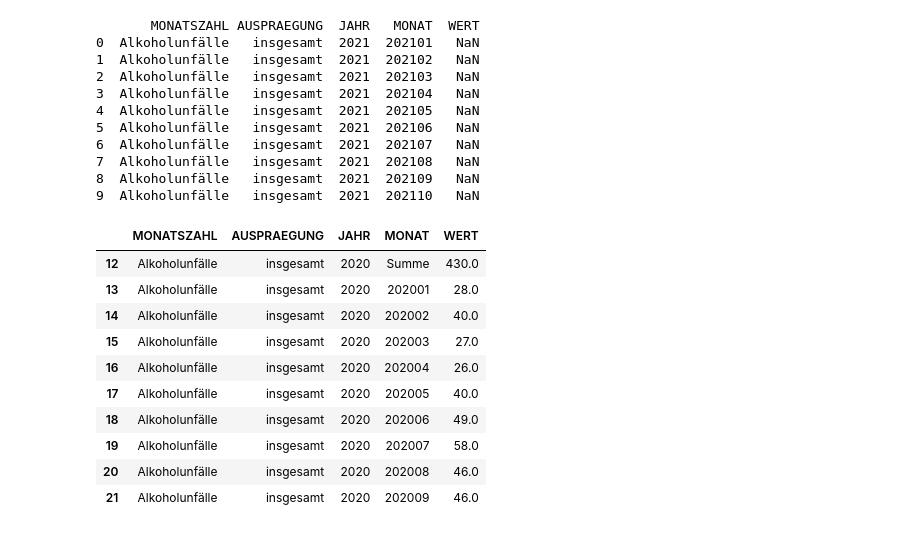
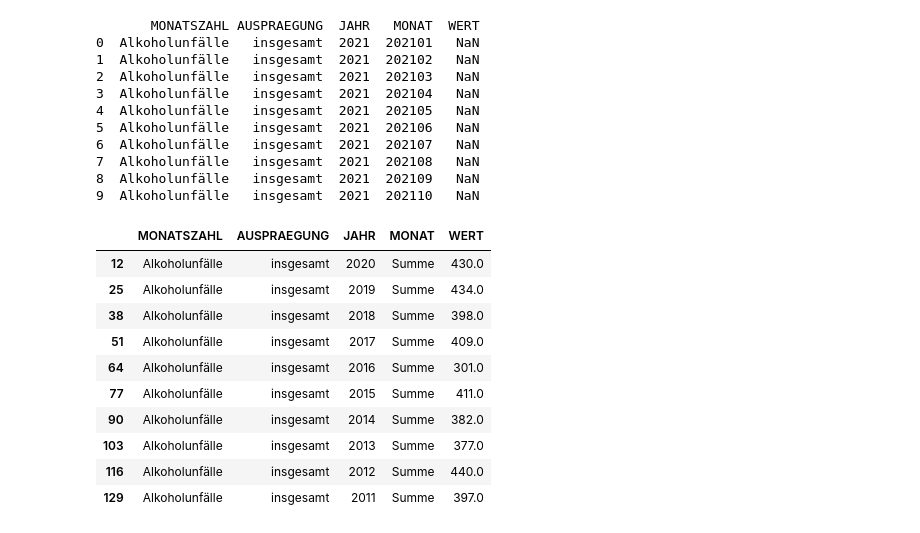
Before and after one commit to Priya15073/Monthly-Traffic-Accidents-in-Munich, a Jupyter notebook: Mission_1.ipynb, the cells around one changed output. Drawn from its saved outputs; the diff is of its cells as text; code cells hidden in the pictures.

```diff
--- a/Mission_1.ipynb
+++ b/Mission_1.ipynb
@@ -86,16 +76,18 @@ print(df.head(10))
 # %%
 # Removing Empty Cells
 df=df.dropna()
-df.head(10)
+df1=df[df['MONAT']=='Summe']
+
+df1.head(10)
 # %% [output]
 |  | MONATSZAHL | AUSPRAEGUNG | JAHR | MONAT | WERT |
 | 12 | Alkoholunfälle | insgesamt | 2020 | Summe | 430.0 |
-| 13 | Alkoholunfälle | insgesamt | 2020 | 202001 | 28.0 |
-| 14 | Alkoholunfälle | insgesamt | 2020 | 202002 | 40.0 |
-| 15 | Alkoholunfälle | insgesamt | 2020 | 202003 | 27.0 |
-| 16 | Alkoholunfälle | insgesamt | 2020 | 202004 | 26.0 |
-| 17 | Alkoholunfälle | insgesamt | 2020 | 202005 | 40.0 |
-| 18 | Alkoholunfälle | insgesamt | 2020 | 202006 | 49.0 |
-| 19 | Alkoholunfälle | insgesamt | 2020 | 202007 | 58.0 |
-| 20 | Alkoholunfälle | insgesamt | 2020 | 202008 | 46.0 |
-| 21 | Alkoholunfälle | insgesamt | 2020 | 202009 | 46.0 |
+| 25 | Alkoholunfälle | insgesamt | 2019 | Summe | 434.0 |
+| 38 | Alkoholunfälle | insgesamt | 2018 | Summe | 398.0 |
+| 51 | Alkoholunfälle | insgesamt | 2017 | Summe | 409.0 |
+| 64 | Alkoholunfälle | insgesamt | 2016 | Summe | 301.0 |
+| 77 | Alkoholunfälle | insgesamt | 2015 | Summe | 411.0 |
+| 90 | Alkoholunfälle | insgesamt | 2014 | Summe | 382.0 |
+| 103 | Alkoholunfälle | insgesamt | 2013 | Summe | 377.0 |
+| 116 | Alkoholunfälle | insgesamt | 2012 | Summe | 440.0 |
+| 129 | Alkoholunfälle | insgesamt | 2011 | Summe | 397.0 |
```
Also changed, not shown: parts of 10 cells of this notebook.
